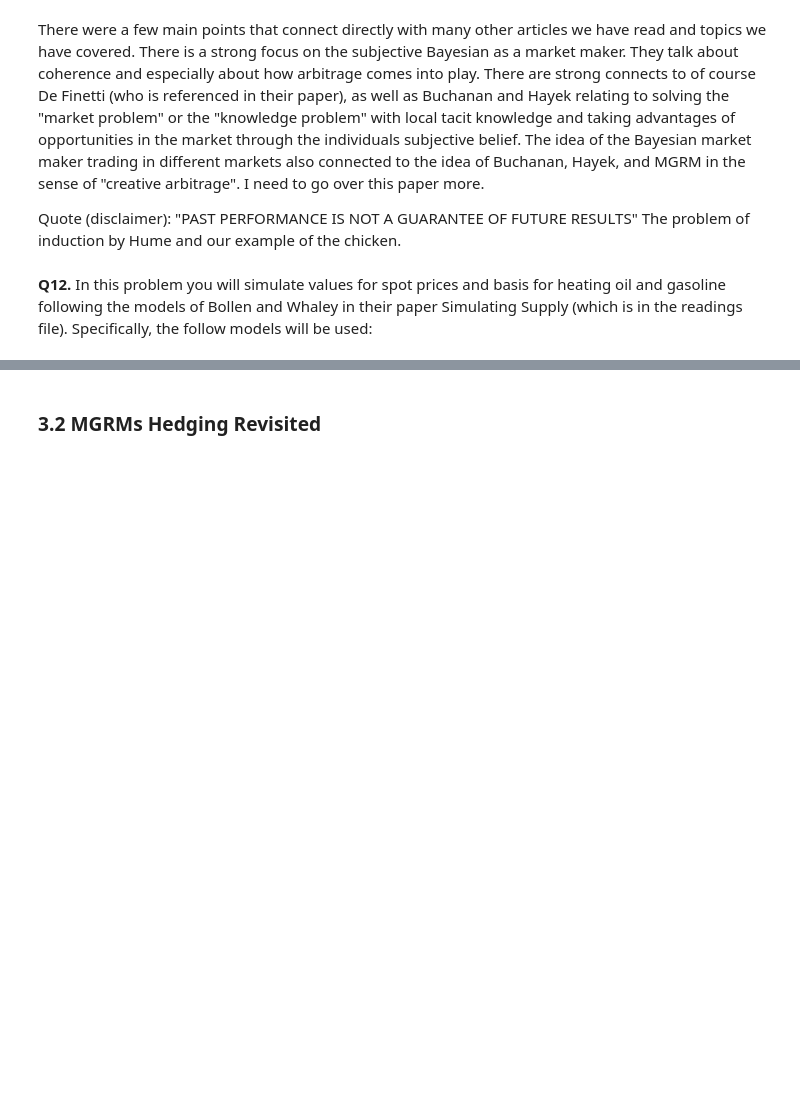
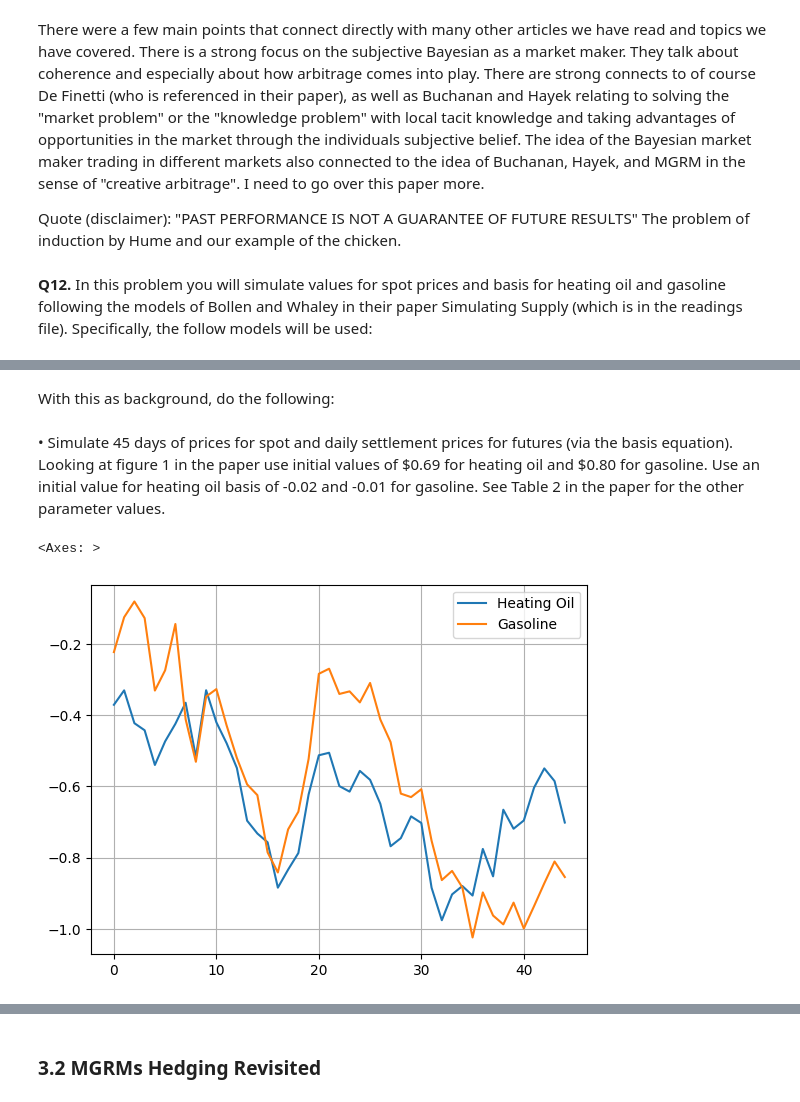
Before and after one commit to LoganHaviland/Computational_Methods_for_FinTech, a Jupyter notebook: midterm.ipynb, the cells around one changed output, grey strips where cells are left out. Drawn from its saved outputs; the diff is of its cells as text; code cells hidden in the pictures; blank space fills up the shorter version.

```diff
--- a/midterm.ipynb
+++ b/midterm.ipynb
@@ -503,0 +533,48 @@ be used:
+# %% [markdown]
+With this as background, do the following:
+# %% [markdown]
+• Simulate 45 days of prices for spot and daily settlement prices for futures (via the basis equation). Looking at figure
+1 in the paper use initial values of \$0.69 for heating oil and \$0.80 for gasoline. Use an initial value for heating oil
+basis of -0.02 and -0.01 for gasoline. See Table 2 in the paper for the other parameter values.
+# %%
+def draw_correlated_normals(mn1 = 0.0, sd1 = 1.0, mn2 = 0.0, sd2 = 1.0, rho = 0.5, num_reps = 100):
+  z1 = np.random.normal(size=num_reps, loc=mn1, scale=sd1)
+  z2 = np.random.normal(size=num_reps, loc=mn2, scale=sd2)
+  z2 = rho * z1 + np.sqrt((1.0 - rho**2.0)) * z2
+  return (z1,z2)
+# %%
+# Spot Price Dynamics from B & W
+s_a1 = 0.342
+s_b1 = 0.539
+s_s1 = 0.110
+s_S1 = 0.690
+s_a2 = 0.391
+s_b2 = 0.560
+s_s2 = 0.116
+s_S2 = 0.800
+s_rho = 0.705
+
+num_days = 45
+
+
+ln_spot1 = np.zeros(num_days) ## Heating Oil
+ln_spot2 = np.zeros(num_days) ## Gasoline
+
+
+ln_spot1[0] = np.log(s_S1)
+ln_spot2[0] = np.log(s_S2)
+
+
+z1, z2 = draw_correlated_normals(sd1=s_s1, sd2=s_s2, rho=s_rho, num_reps=num_days)
+
+for t in range(1, num_days):
+  ln_spot1[t] = ln_spot1[t-1] + s_a1 * (s_b1 - np.exp(ln_spot1[t-1])) + z1[t]
+  ln_spot2[t] = ln_spot2[t-1] + s_a2 * (s_b2 - np.exp(ln_spot2[t-1])) + z2[t]
+
+
+ts = pd.DataFrame({'Heating Oil' : ln_spot1, 'Gasoline' : ln_spot2})
+# %%
+ts.plot(grid=True)
+# %% [output]
+<Axes: >
+[figure, added]
```
Also changed, not shown: parts of 12 cells of this notebook.
